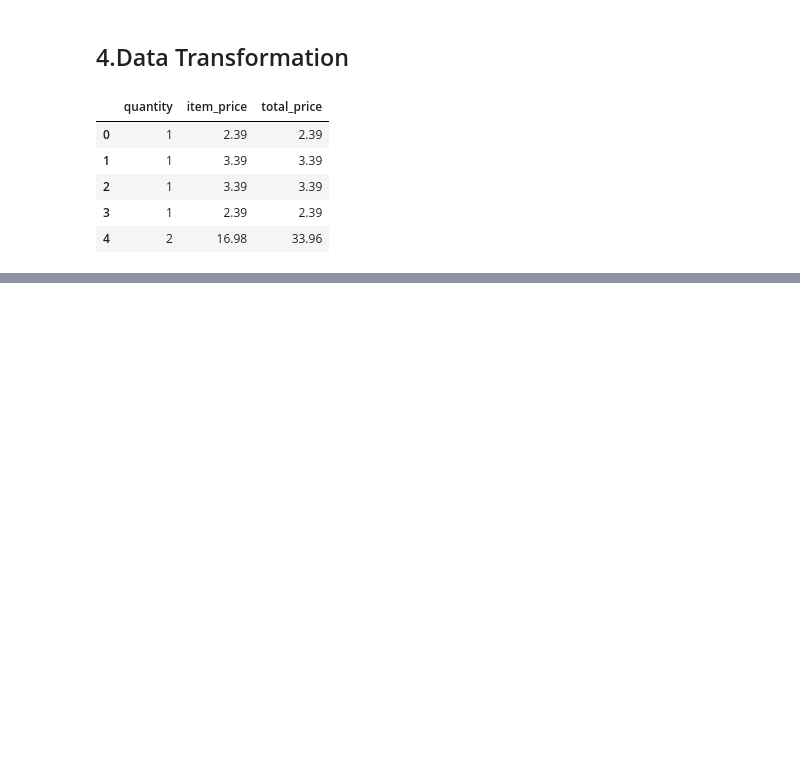
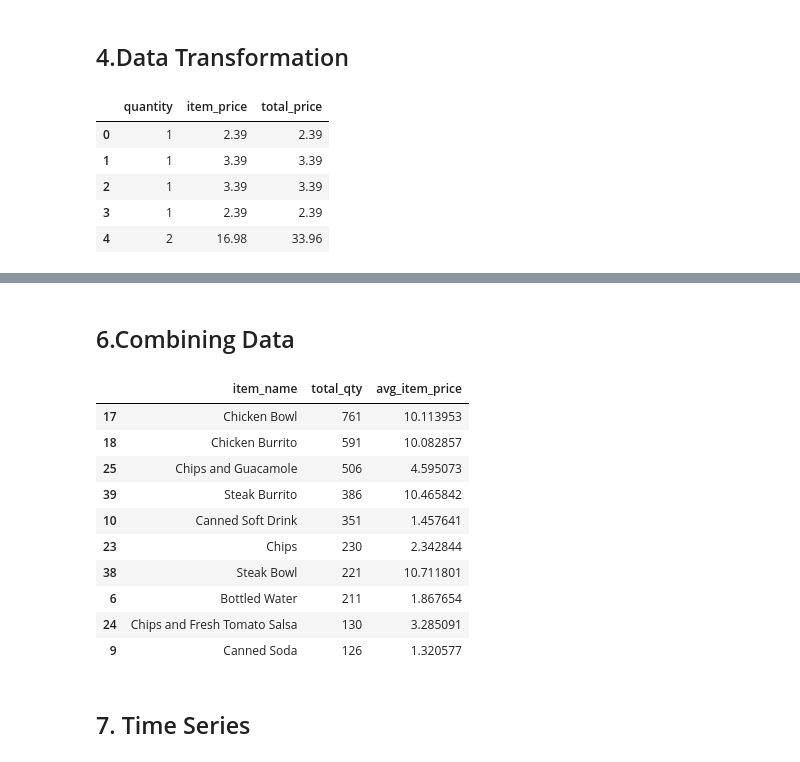
Before and after one commit to MarcusTheBot/pandas-tools-demo, a Jupyter notebook: pandas_tools_chipotle.ipynb, the cells around one changed output, grey strips where cells are left out. Drawn from its saved outputs; the diff is of its cells as text; code cells hidden in the pictures; blank space fills up the shorter version.

```diff
--- a/pandas_tools_chipotle.ipynb
+++ b/pandas_tools_chipotle.ipynb
@@ -86,0 +112,32 @@ df_clean[["quantity", "item_price", "total_price"]].head()
+# %% [markdown]
+## 6.Combining Data
+# %%
+#tạo 2 bảng tổng hợp rồi merge
+total_qty = (
+    df_clean.groupby("item_name")["quantity"]
+    .sum()
+    .reset_index(name="total_qty")
+)
+
+avg_price = (
+    df_clean.groupby("item_name")["item_price"]
+    .mean()
+    .reset_index(name="avg_item_price")
+)
+
+combined = pd.merge(total_qty, avg_price, on="item_name", how="inner")
+combined.sort_values("total_qty", ascending=False).head(10)
+# %% [output]
+|  | item_name | total_qty | avg_item_price |
+| 17 | Chicken Bowl | 761 | 10.113953 |
+| 18 | Chicken Burrito | 591 | 10.082857 |
+| 25 | Chips and Guacamole | 506 | 4.595073 |
+| 39 | Steak Burrito | 386 | 10.465842 |
+| 10 | Canned Soft Drink | 351 | 1.457641 |
+| 23 | Chips | 230 | 2.342844 |
+| 38 | Steak Bowl | 221 | 10.711801 |
+| 6 | Bottled Water | 211 | 1.867654 |
+| 24 | Chips and Fresh Tomato Salsa | 130 | 3.285091 |
+| 9 | Canned Soda | 126 | 1.320577 |
+# %% [markdown]
+## 7. Time Series
```
Also changed, not shown: parts of 8 cells of this notebook.
